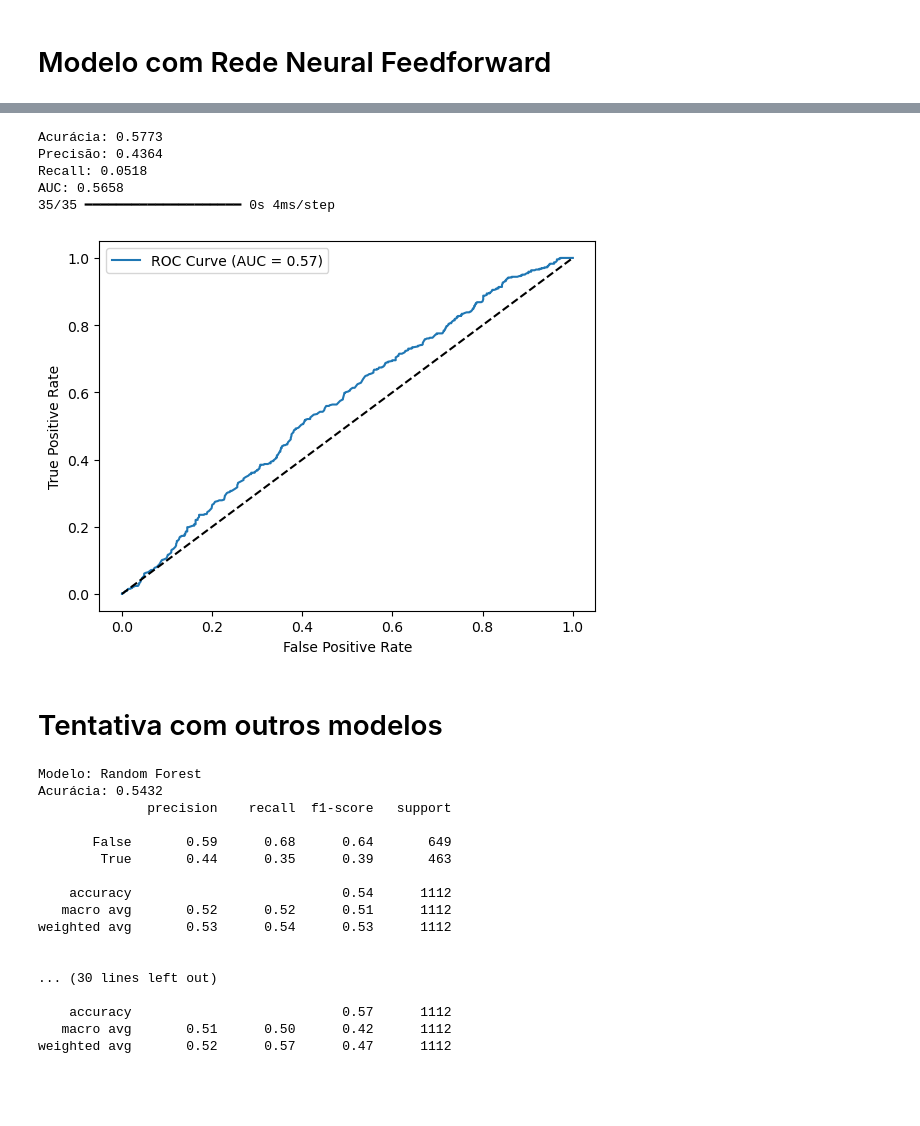
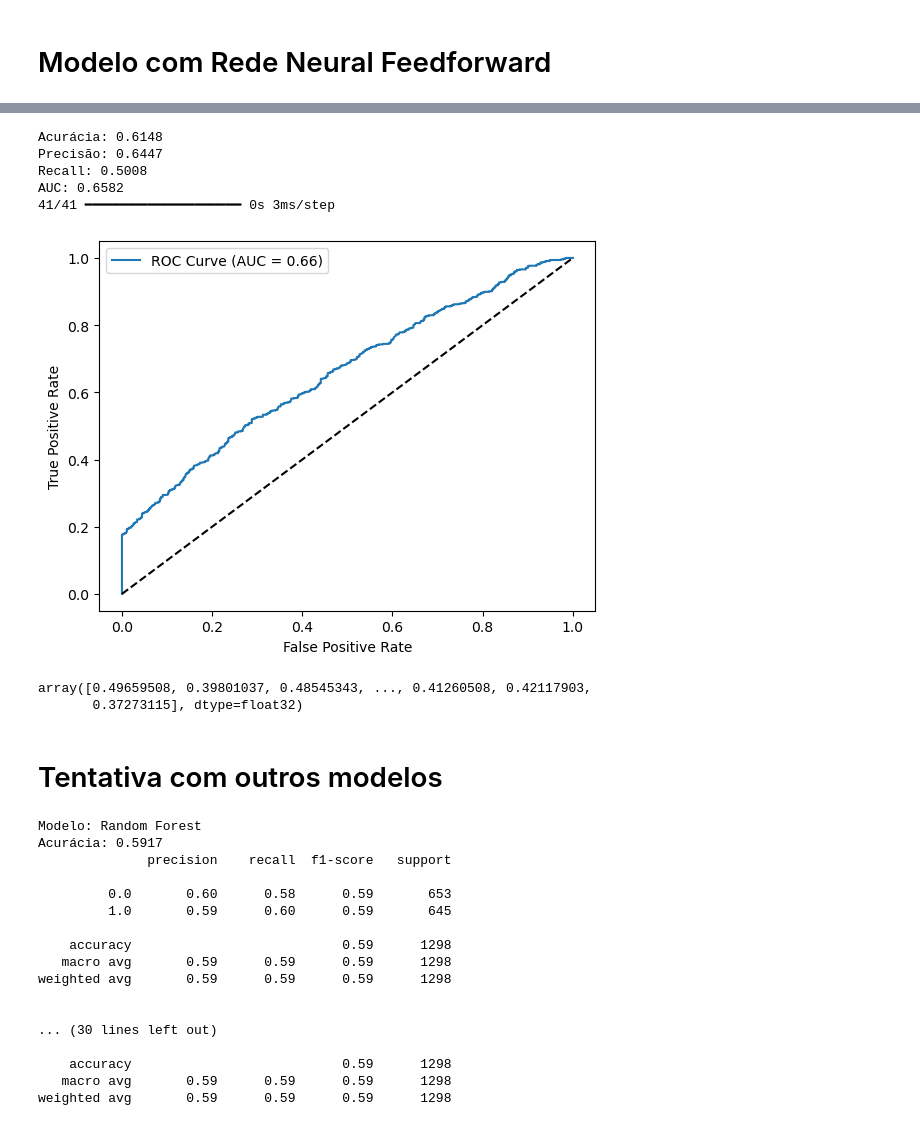
Before and after one commit to jairsdev/municipal_dados, a Jupyter notebook: municipal_dados.ipynb, the cells around one changed output, grey strips where cells are left out. Drawn from its saved outputs; the diff is of its cells as text; code cells hidden in the pictures; blank space fills up the shorter version.

Commit message:
Atualizando modelo Feedforward

```diff
--- a/municipal_dados.ipynb
+++ b/municipal_dados.ipynb
@@ -339,4 +197,4 @@ preprocessor = ColumnTransformer(
 # %% [markdown]
 # Modelo com Rede Neural Feedforward
 # %%
-X_train, X_test, y_train, y_test = train_test_split(X, y, test_size=0.2, stratify=y, random_state=42)
+X_train, X_test, y_train, y_test = train_test_split(X, y, test_size=0.2, random_state=42)
@@ -346,10 +201,14 @@ X_test_processed = preprocessor.transform(X_test)
+# %%
+X_train = np.asarray(X_train).astype(np.float32)
+y_train = np.asarray(y_train).astype(np.float32)
+X_test = np.asarray(X_test).astype(np.float32)
+y_test = np.asarray(y_test).astype(np.float32)
 # %%
 model = models.Sequential([
-    layers.Input(shape=(X_train_processed.shape[1],)),
+    layers.Input(shape=(X_train.shape[1],)),
     layers.Dense(128, activation='relu'),
-    layers.Dropout(0.3),
     layers.Dense(64, activation='relu'),
-    layers.Dropout(0.2),
+    layers.Dense(32, activation='relu'),
     layers.Dense(1, activation='sigmoid')
 ])
 
@@ -373,11 +232,11 @@ early_stopping = callbacks.EarlyStopping(
 
 
 history = model.fit(
-    X_train_processed, y_train,
-    validation_split=0.2,
+    X_train, y_train,
+    validation_split=0.1,
     epochs=100,
     batch_size=32,
-    callbacks=[callbacks.EarlyStopping(patience=10, restore_best_weights=True)],
+    callbacks=early_stopping,
     verbose=1
 )
 # %% [output]
@@ -401,28 +260,31 @@ Epoch 17/100
 # %%
-results = model.evaluate(X_test_processed, y_test, verbose=0)
+results = model.evaluate(X_test, y_test, verbose=0)
 print(f"Acurácia: {results[1]:.4f}")
 print(f"Precisão: {results[2]:.4f}")
 print(f"Recall: {results[3]:.4f}")
 print(f"AUC: {results[4]:.4f}")
 
 from sklearn.metrics import roc_curve, roc_auc_score
 import matplotlib.pyplot as plt
 
-y_pred_proba = model.predict(X_test_processed).ravel()
+y_pred_proba = model.predict(X_test).ravel()
 fpr, tpr, thresholds = roc_curve(y_test, y_pred_proba)
 plt.plot(fpr, tpr, label='ROC Curve (AUC = %0.2f)' % roc_auc_score(y_test, y_pred_proba))
 plt.plot([0, 1], [0, 1], 'k--')
 plt.xlabel('False Positive Rate')
 plt.ylabel('True Positive Rate')
 plt.legend()
 plt.show()
+y_pred_proba
 # %% [output]
-Acurácia: 0.5773
-Precisão: 0.4364
-Recall: 0.0518
-AUC: 0.5658
-35/35 ━━━━━━━━━━━━━━━━━━━━ 0s 4ms/step
+Acurácia: 0.6148
+Precisão: 0.6447
+Recall: 0.5008
+AUC: 0.6582
+41/41 ━━━━━━━━━━━━━━━━━━━━ 0s 3ms/step
-[figure, old version]
+[figure, new version]
+array([0.49659508, 0.39801037, 0.48545343, ..., 0.41260508, 0.42117903,
+       0.37273115], dtype=float32)
 # %% [markdown]
 # Tentativa com outros modelos
 # %%
@@ -435,8 +297,8 @@ modelos = {
 # %%
 desempenho = {}
 for nome, modelo in modelos.items():
-    modelo.fit(X_train_processed, y_train)
-    y_pred = modelo.predict(X_test_processed)
+    modelo.fit(X_train, y_train)
+    y_pred = modelo.predict(X_test)
     acc = accuracy_score(y_test, y_pred)
     desempenho[nome] = acc
     print(f'\nModelo: {nome}')
@@ -444,20 +306,20 @@ for nome, modelo in modelos.items():
     print(classification_report(y_test, y_pred))
 # %% [output]
 Modelo: Random Forest
-Acurácia: 0.5432
+Acurácia: 0.5917
               precision    recall  f1-score   support
 
-       False       0.59      0.68      0.64       649
-        True       0.44      0.35      0.39       463
+         0.0       0.60      0.58      0.59       653
+         1.0       0.59      0.60      0.59       645
 
-    accuracy                           0.54      1112
-   macro avg       0.52      0.52      0.51      1112
-weighted avg       0.53      0.54      0.53      1112
+    accuracy                           0.59      1298
+   macro avg       0.59      0.59      0.59      1298
+weighted avg       0.59      0.59      0.59      1298
 
 
 ... (30 lines left out)
 
-    accuracy                           0.57      1112
-   macro avg       0.51      0.50      0.42      1112
-weighted avg       0.52      0.57      0.47      1112
+    accuracy                           0.59      1298
+   macro avg       0.59      0.59      0.59      1298
+weighted avg       0.59      0.59      0.59      1298
 # %%
```
Also changed, not shown: parts of 25 cells of this notebook.
